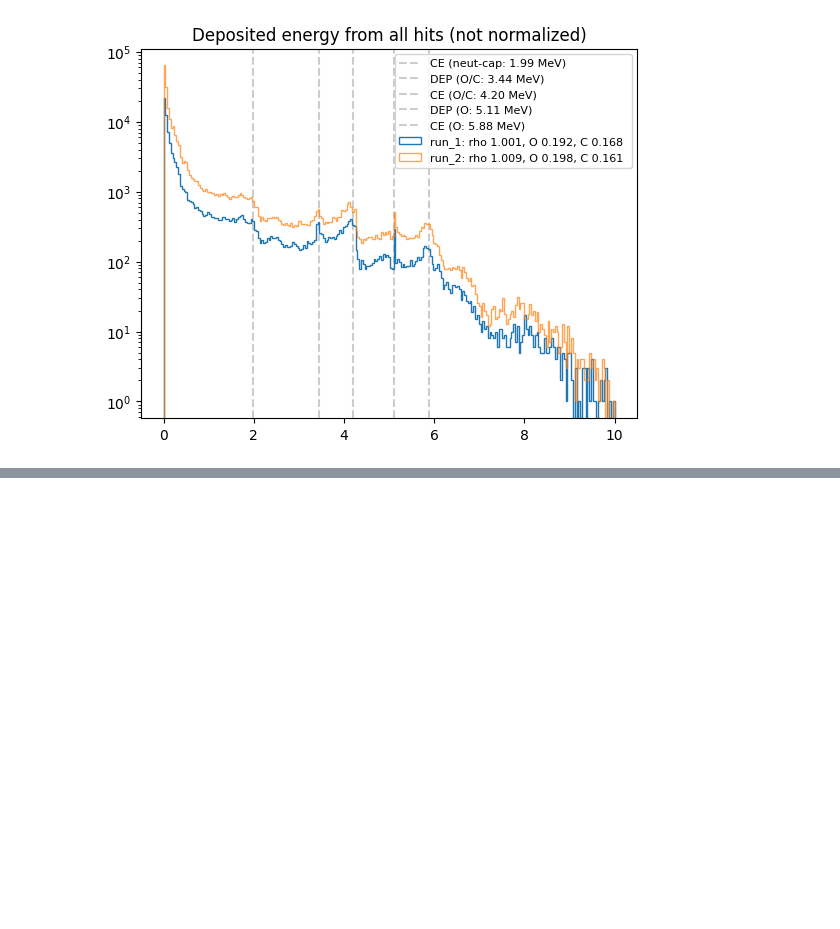
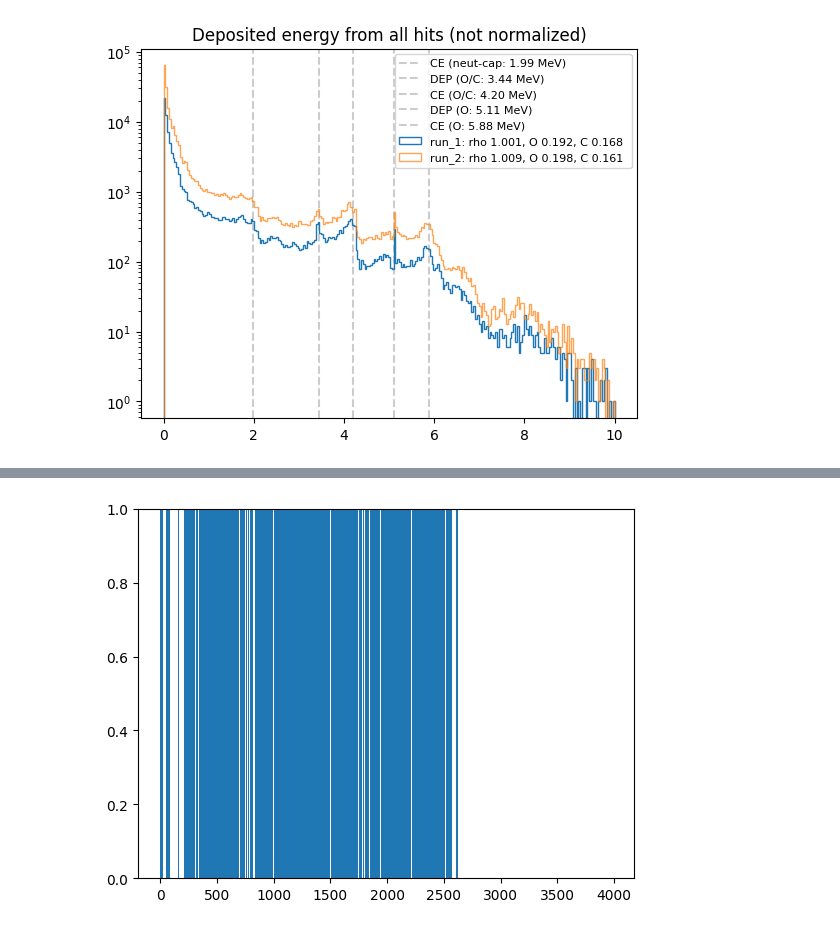
Before and after one commit to Bioproton/MedicalPhysicsScripts, a Jupyter notebook: NOVO/Spectroscopy/Data/test_data_loading.ipynb, the cells around one changed output, grey strips where cells are left out. Cells and saved outputs as stored; diff of their text form; code cells hidden in the pictures; blank space fills up the shorter version.

```diff
--- a/NOVO/Spectroscopy/Data/test_data_loading.ipynb
+++ b/NOVO/Spectroscopy/Data/test_data_loading.ipynb
@@ -281,0 +380,7 @@ plt.show()
+# %%
+plt.figure()
+plt.hist(regions_proton_int, bins = bins)
+plt.ylim(0,1)
+plt.show()
+# %% [output]
+[figure, added]
```
Also changed, not shown: parts of 17 cells of this notebook, 2 other files.
